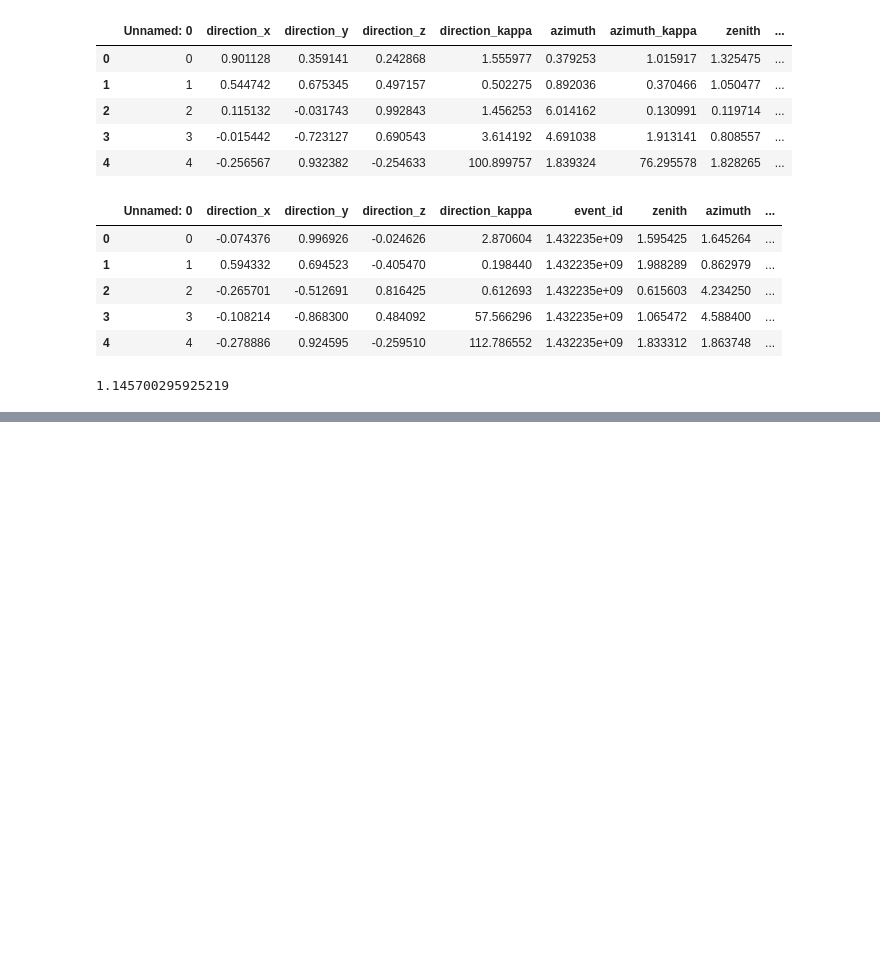
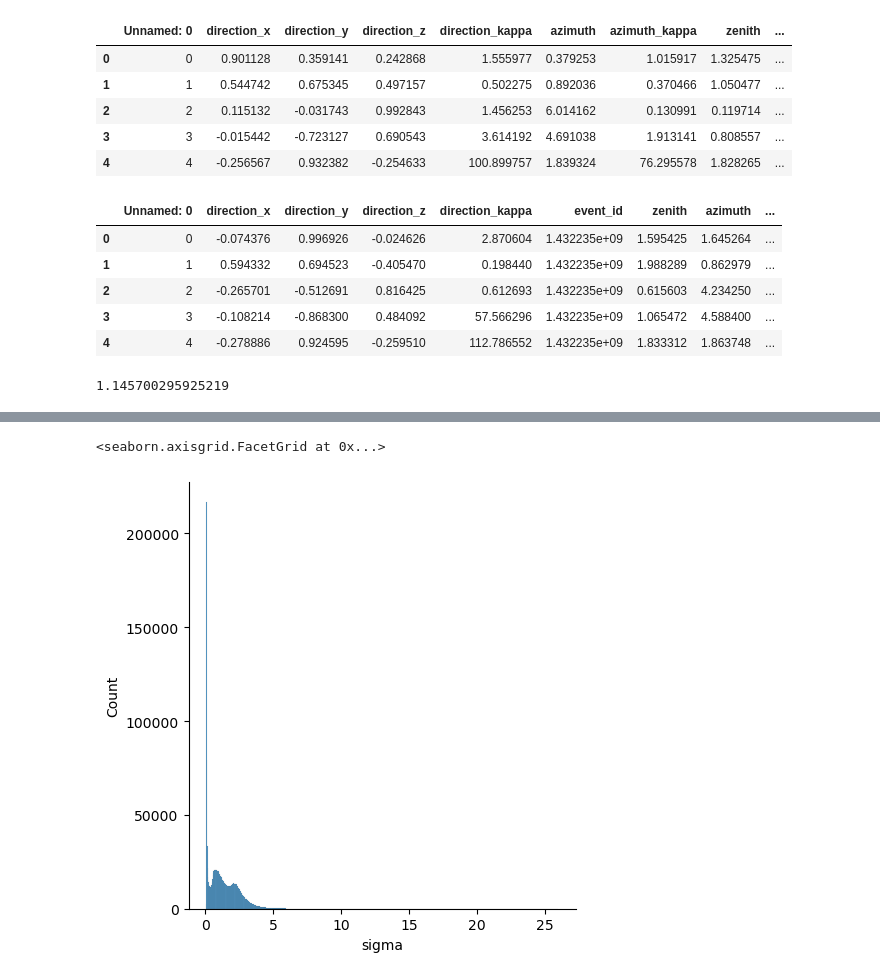
Before and after one commit to IMOKURI/kaggle-ice-cube, a Jupyter notebook: notebook/EDA.ipynb, the cells around one changed output, grey strips where cells are left out. Cells and saved outputs as stored; diff of their text form; code cells hidden in the pictures; blank space fills up the shorter version.

```diff
--- a/notebook/EDA.ipynb
+++ b/notebook/EDA.ipynb
@@ -881,0 +937,5 @@ angular_dist_score(valid_df["azimuth"], valid_df["zenith"], sub["azimuth"], sub[
+# %%
+sns.displot(results["sigma"])
+# %% [output]
+<seaborn.axisgrid.FacetGrid at 0x...>
+[figure, added]
```
Also changed, not shown: parts of 11 cells of this notebook, 3 other files.
